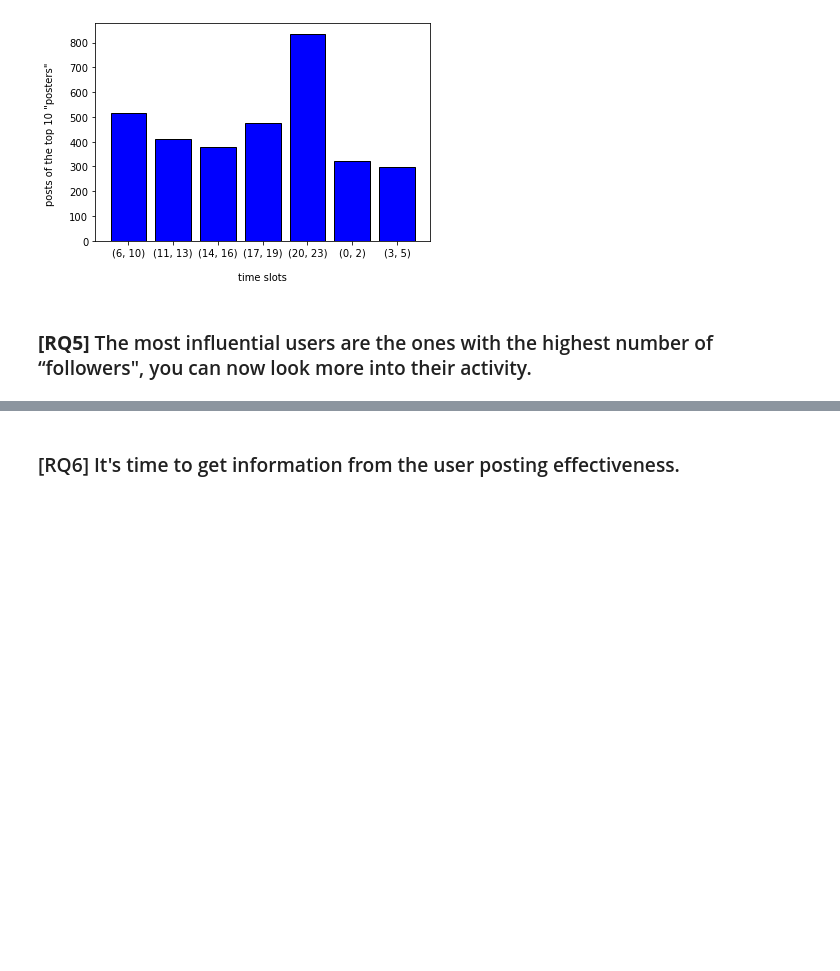
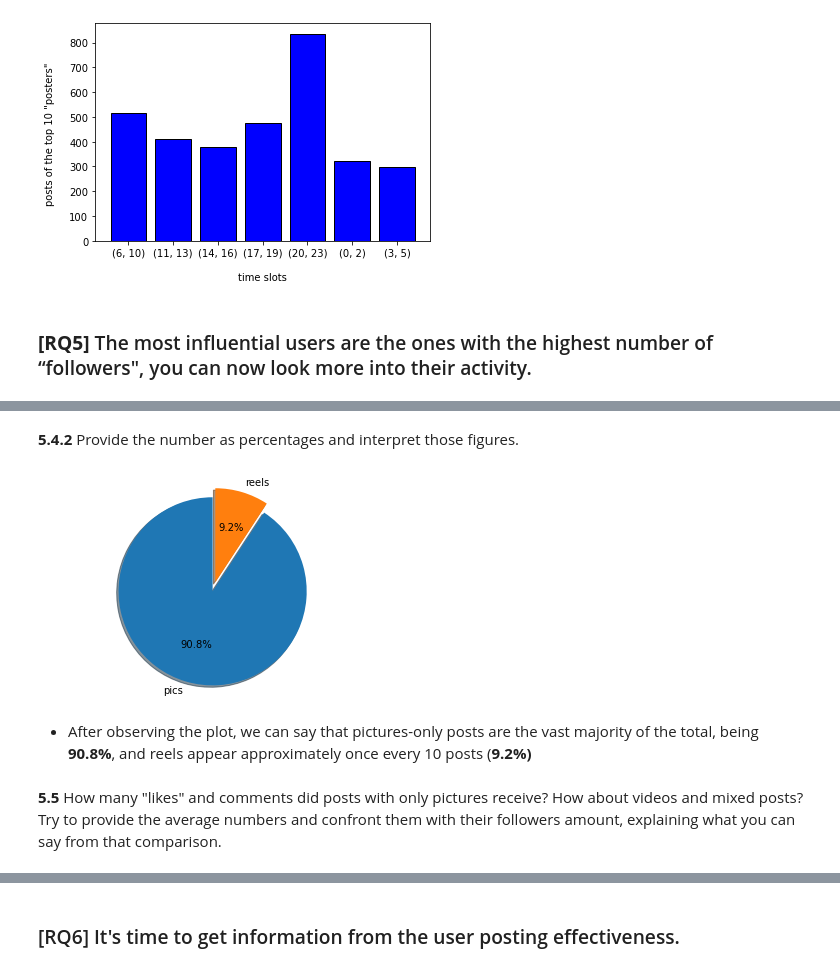
Before and after one commit to Iadiserniag/ADM-HW2, a Jupyter notebook: RQ_4_6.ipynb, the cells around one changed output, grey strips where cells are left out. Saved outputs shown, nothing was run; the diff lists cells and outputs as text; code cells hidden in the pictures; blank space fills up the shorter version.

```diff
--- a/RQ_4_6.ipynb
+++ b/RQ_4_6.ipynb
@@ -114,0 +303,21 @@ The total number of posts of the top 10 "posters"  for each given interval
+# %% [markdown]
+<b>5.4.2</b> Provide the number as percentages and interpret those figures.
+# %%
+pic=128/141
+reel=13/141
+pic*100,reel*100
+
+labels = 'pics', 'reels'
+sizes = [128,13]
+explode = (0, 0.1)  # only "explode" the 2nd slice
+
+fig1, ax1 = plt.subplots()
+ax1.pie(sizes, explode=explode, labels=labels, autopct='%1.1f%%',shadow=True, startangle=90)
+ax1.axis('equal')  # Equal aspect ratio ensures that pie is drawn as a circle.
+plt.show()
+# %% [output]
+[figure, added]
+# %% [markdown]
+* After observing the plot, we can say that pictures-only posts are the vast majority of the total, being <b>90.8%</b>, and reels appear approximately once every 10 posts (<b>9.2%)
+# %% [markdown]
+<b>5.5</b> How many "likes" and comments did posts with only pictures receive? How about videos and mixed posts? Try to provide the average numbers and confront them with their followers amount, explaining what you can say from that comparison.
```
Also changed, not shown: parts of 36 cells of this notebook.
